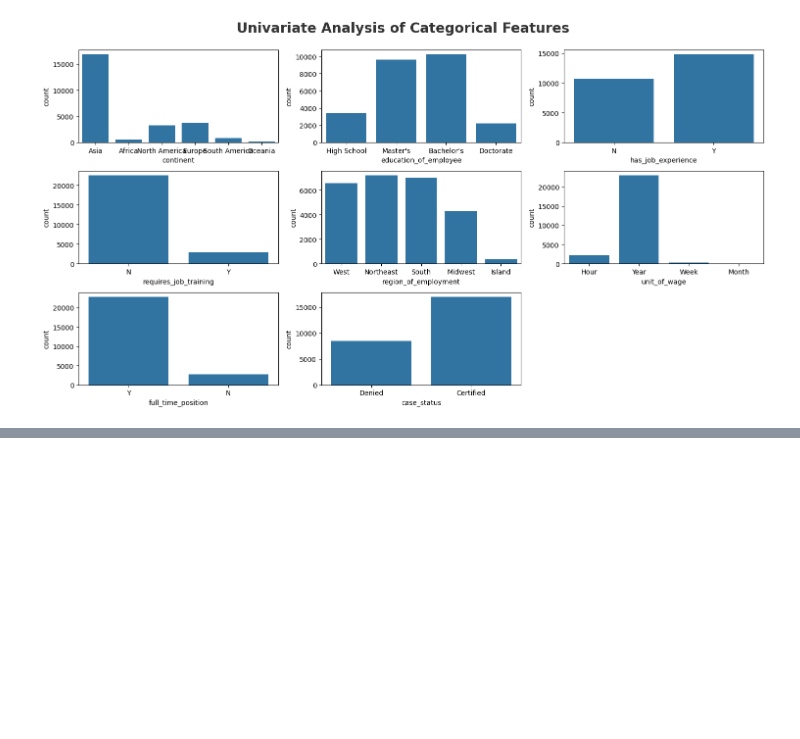
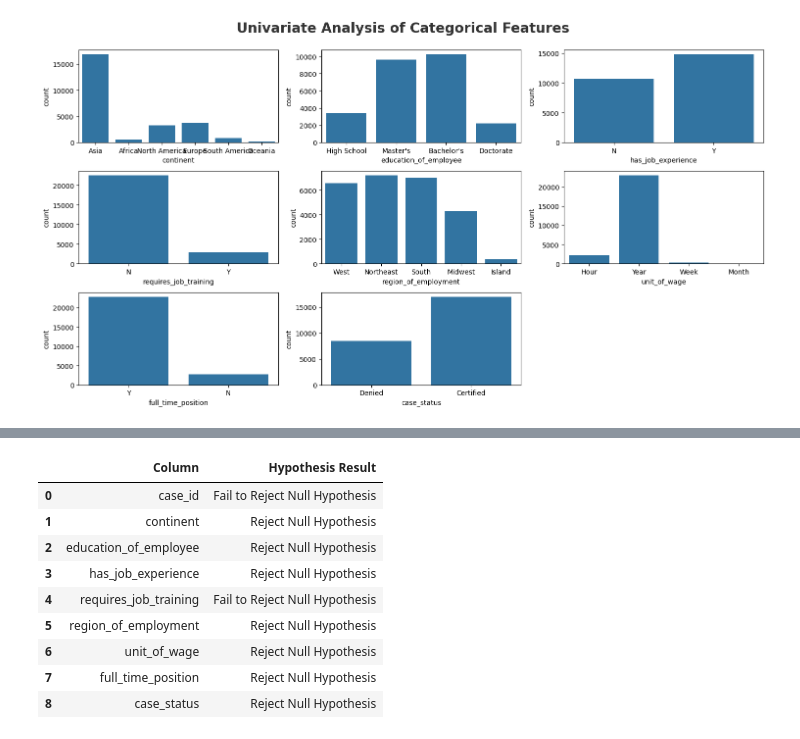
Before and after one commit to tproma/End_to_End_ML_Visa_Approval_Prediction, a Jupyter notebook: Notebook/1_EDA.ipynb, the cells around one changed output, grey strips where cells are left out. Saved outputs shown, nothing was run; the diff lists cells and outputs as text; code cells hidden in the pictures; blank space fills up the shorter version.

```diff
--- a/Notebook/1_EDA.ipynb
+++ b/Notebook/1_EDA.ipynb
@@ -131,0 +181,22 @@ for i in range(0, len(categorical_features)):
+# %%
+from scipy.stats import chi2_contingency
+chi2_test = []
+for feature in categorical_features:
+    if chi2_contingency(pd.crosstab(df['case_status'], df[feature]))[1] < 0.05:
+        chi2_test.append('Reject Null Hypothesis')
+    else:
+        chi2_test.append('Fail to Reject Null Hypothesis')
+result = pd.DataFrame(data=[categorical_features, chi2_test]).T
+result.columns = ['Column', 'Hypothesis Result']
+result
+# %% [output]
+|  | Column | Hypothesis Result |
+| 0 | case_id | Fail to Reject Null Hypothesis |
+| 1 | continent | Reject Null Hypothesis |
+| 2 | education_of_employee | Reject Null Hypothesis |
+| 3 | has_job_experience | Reject Null Hypothesis |
+| 4 | requires_job_training | Fail to Reject Null Hypothesis |
+| 5 | region_of_employment | Reject Null Hypothesis |
+| 6 | unit_of_wage | Reject Null Hypothesis |
+| 7 | full_time_position | Reject Null Hypothesis |
+| 8 | case_status | Reject Null Hypothesis |
```
Also changed, not shown: parts of 8 cells of this notebook.
